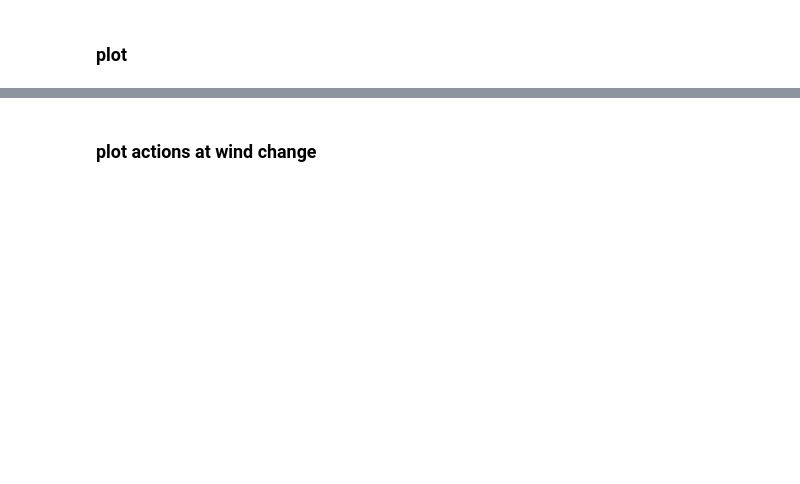
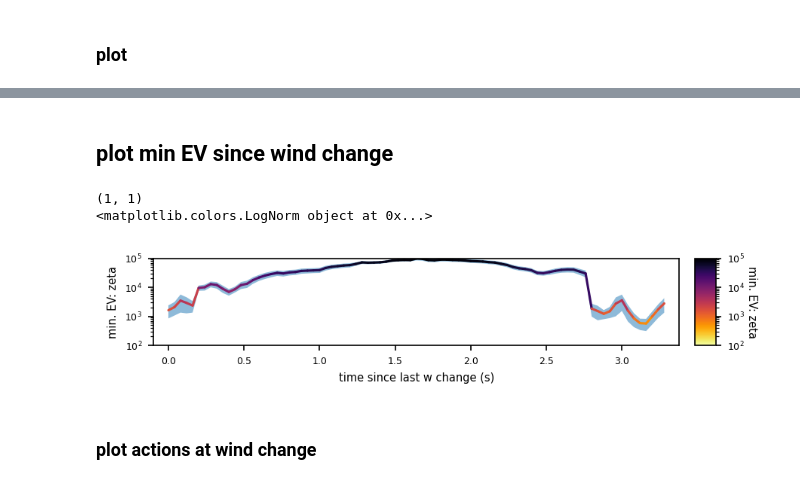
Before and after one commit to lolrenceH/pybounds, a Jupyter notebook: examples/observability_visualize.ipynb, the cells around one changed output, grey strips where cells are left out. Cells and saved outputs as stored; diff of their text form; code cells hidden in the pictures; blank space fills up the shorter version.

```diff
--- a/examples/observability_visualize.ipynb
+++ b/examples/observability_visualize.ipynb
@@ -637,3 +735,61 @@ plt.show()
+# %% [markdown]
+## plot min EV since wind change
+# %%
+# plot average EV over time since last wind change with std ON plume
+subset_df = EV_no_nan_around.copy()
+subset_df = subset_df.groupby('time_since_last_wind_change')['zeta'].mean().reset_index()
+# print(subset_df.head(10))
+subset_df['std'] = EV_no_nan_around.groupby('time_since_last_wind_change').std().reset_index()['zeta']
+subset_df['ste'] = EV_no_nan_around.groupby('time_since_last_wind_change').sem().reset_index()['zeta']
+states = ['zeta']
+n_state = len(states)
+import matplotlib.pyplot as plt
+import matplotlib as mpl
+from pybounds import colorline
+fig, ax = plt.subplots(n_state, 1, figsize=(6, n_state*1), dpi=150)
+ax = np.atleast_2d(ax)
+print(ax.shape)
+cmap = 'inferno_r'
+
+max_ev = np.max(subset_df['zeta'].values)
+min_ev = np.min(subset_df['zeta'].values)
+
+log_tick_high = int(np.ceil(np.log10(max_ev)))
+log_tick_low = int(np.floor(np.log10(min_ev)))
+cnorm = mpl.colors.LogNorm(10**log_tick_low, 10**log_tick_high)
+
+for n, state_name in enumerate(states):
+    # colorline(x_sim['x'], x_sim['y'], subset_df[state_name].values, ax=ax[n, 0], cmap=cmap, norm=cnorm)
+    colorline(subset_df['time_since_last_wind_change'], subset_df[state_name].values, subset_df[state_name].values, ax=ax[n, 0], cmap=cmap, norm=cnorm)
+    # add std
+    ax[n, 0].fill_between(subset_df['time_since_last_wind_change'], subset_df[state_name].values-subset_df['ste'], subset_df[state_name].values+subset_df['ste'], alpha=0.5)
+    # Colorbar
+    cax = ax[n, -1].inset_axes([1.03, 0.0, 0.04, 1.0])
+    cbar = fig.colorbar(mpl.cm.ScalarMappable(norm=cnorm, cmap=cmap), cax=cax,
+                        ticks=np.logspace(log_tick_low, log_tick_high, log_tick_high-log_tick_low + 1))
+    cbar.set_label('min. EV: ' + state_name, rotation=270, fontsize=7, labelpad=8)
+    cbar.ax.tick_params(labelsize=6)
+
+    ax[n, 0].set_ylim(10**log_tick_low, 10**log_tick_high)
+    ax[n, 0].set_yscale('log')
+    ax[n, 0].set_ylabel('min. EV: ' + state_name, fontsize=7)
+    ax[n, 0].set_yticks(np.logspace(log_tick_low, log_tick_high, log_tick_high-log_tick_low + 1))
+
+
+for a in ax.flat:
+    a.tick_params(axis='both', labelsize=6)
+
+for a in ax[:, 0]:
+    a.set_xlabel('time since last w change (s)', fontsize=7)
+    a.set_xlim(-0.1, subset_df['time_since_last_wind_change'].max() + 0.1)
+
+fig.subplots_adjust(left=None, bottom=None, right=None, top=None, wspace=0.3, hspace=0.4)
+
+plt.show()
+# %% [output]
+(1, 1)
+<matplotlib.colors.LogNorm object at 0x...>
+[figure, added]
 # %% [markdown]
 ### plot actions at wind change
 # %%
```
Also changed, not shown: parts of 29 cells of this notebook.
